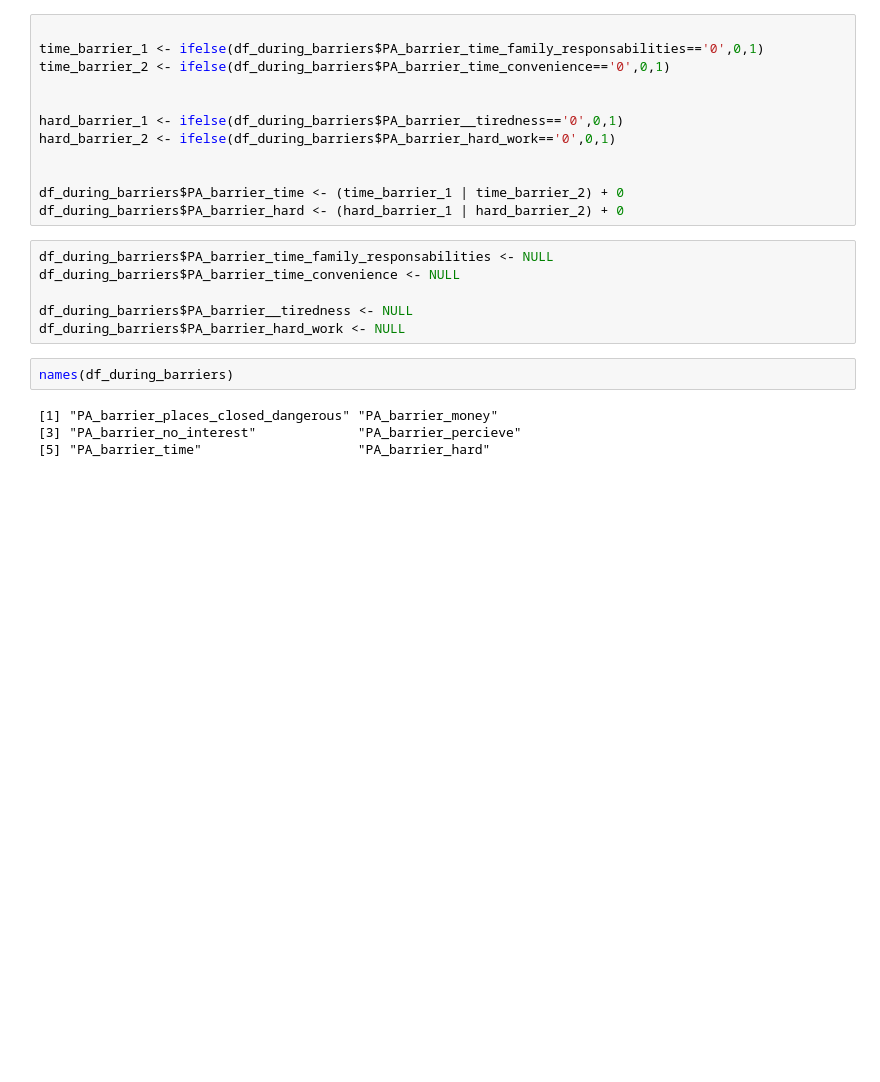
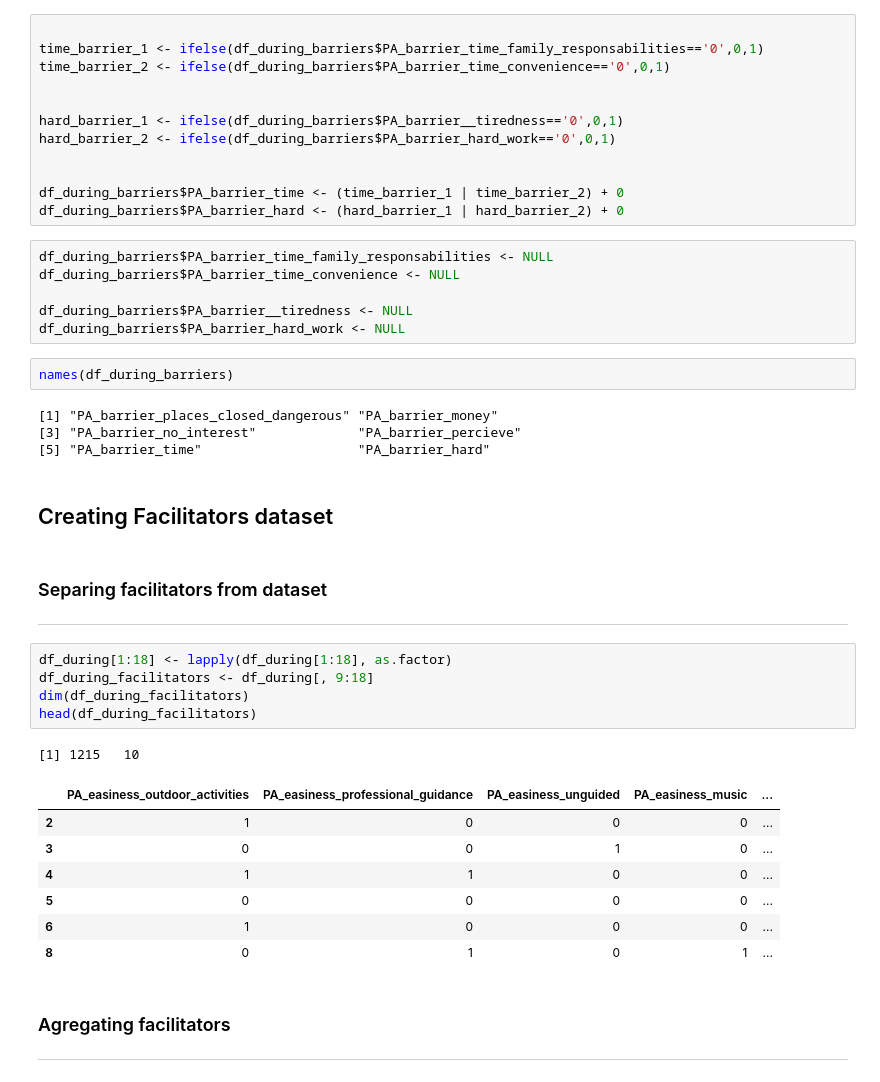
Before and after one commit to LASOS-INT/Barreiras-e-Facilitadores, a Jupyter notebook: R-notebooks/Clustering/preprocessing_clustering.ipynb, the cells around one changed output. Cells and saved outputs as stored; diff of their text form; blank space fills up the shorter version.

```diff
--- a/R-notebooks/Clustering/preprocessing_clustering.ipynb
+++ b/R-notebooks/Clustering/preprocessing_clustering.ipynb
@@ -174,3 +174,25 @@ names(df_during_barriers)
 [1] "PA_barrier_places_closed_dangerous" "PA_barrier_money"
 [3] "PA_barrier_no_interest"             "PA_barrier_percieve"
 [5] "PA_barrier_time"                    "PA_barrier_hard"
+# %% [markdown]
+## Creating Facilitators dataset
+# %% [markdown]
+### Separing facilitators from dataset
+<hr />
+# %%
+df_during[1:18] <- lapply(df_during[1:18], as.factor)
+df_during_facilitators <- df_during[, 9:18]
+dim(df_during_facilitators)
+head(df_during_facilitators)
+# %% [output]
+[1] 1215   10
+|  | PA_easiness_outdoor_activities | PA_easiness_professional_guidance | PA_easiness_unguided | PA_easiness_music | ... |
+| 2 | 1 | 0 | 0 | 0 | ... |
+| 3 | 0 | 0 | 1 | 0 | ... |
+| 4 | 1 | 1 | 0 | 0 | ... |
+| 5 | 0 | 0 | 0 | 0 | ... |
+| 6 | 1 | 0 | 0 | 0 | ... |
+| 8 | 0 | 1 | 0 | 1 | ... |
+# %% [markdown]
+### Agregating facilitators
+<hr />
```
Also changed, not shown: parts of 4 cells of this notebook, 3 other files.
